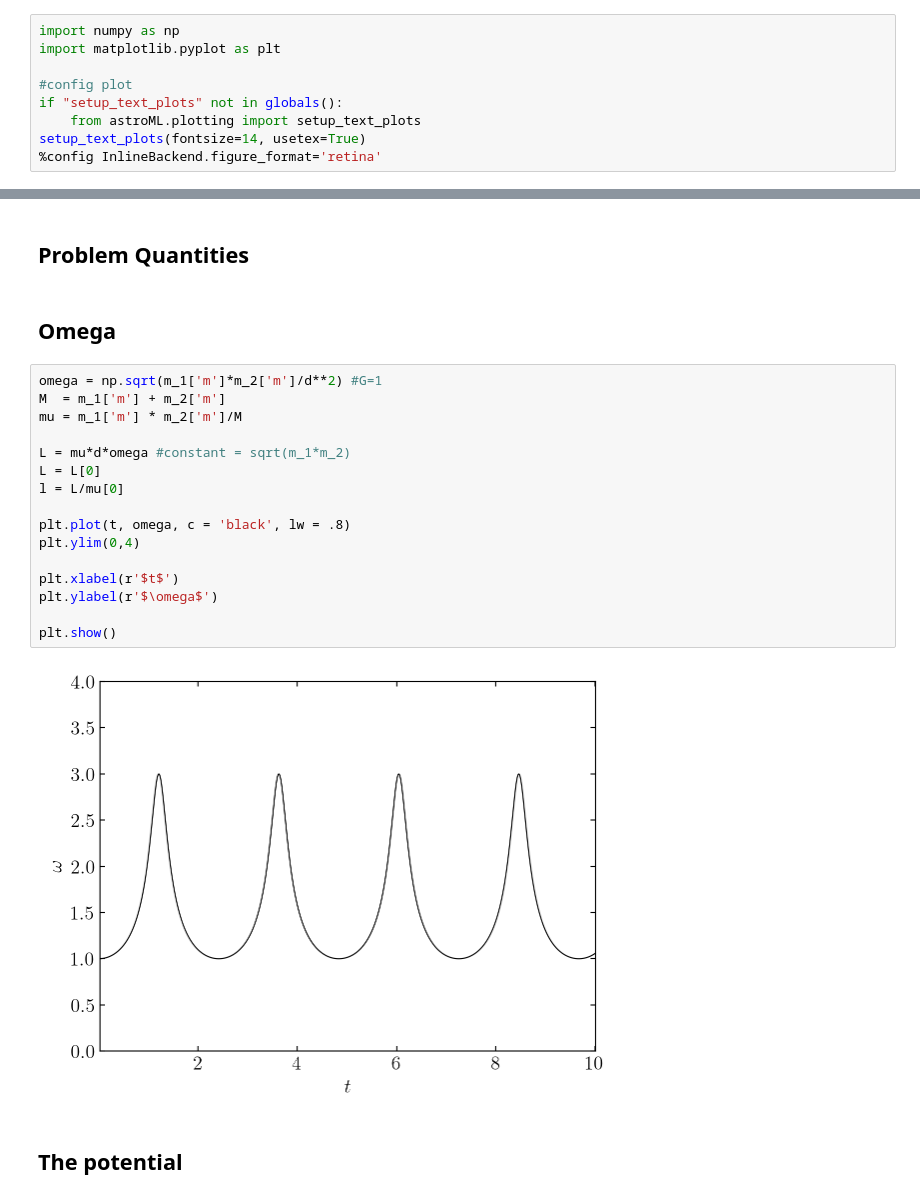
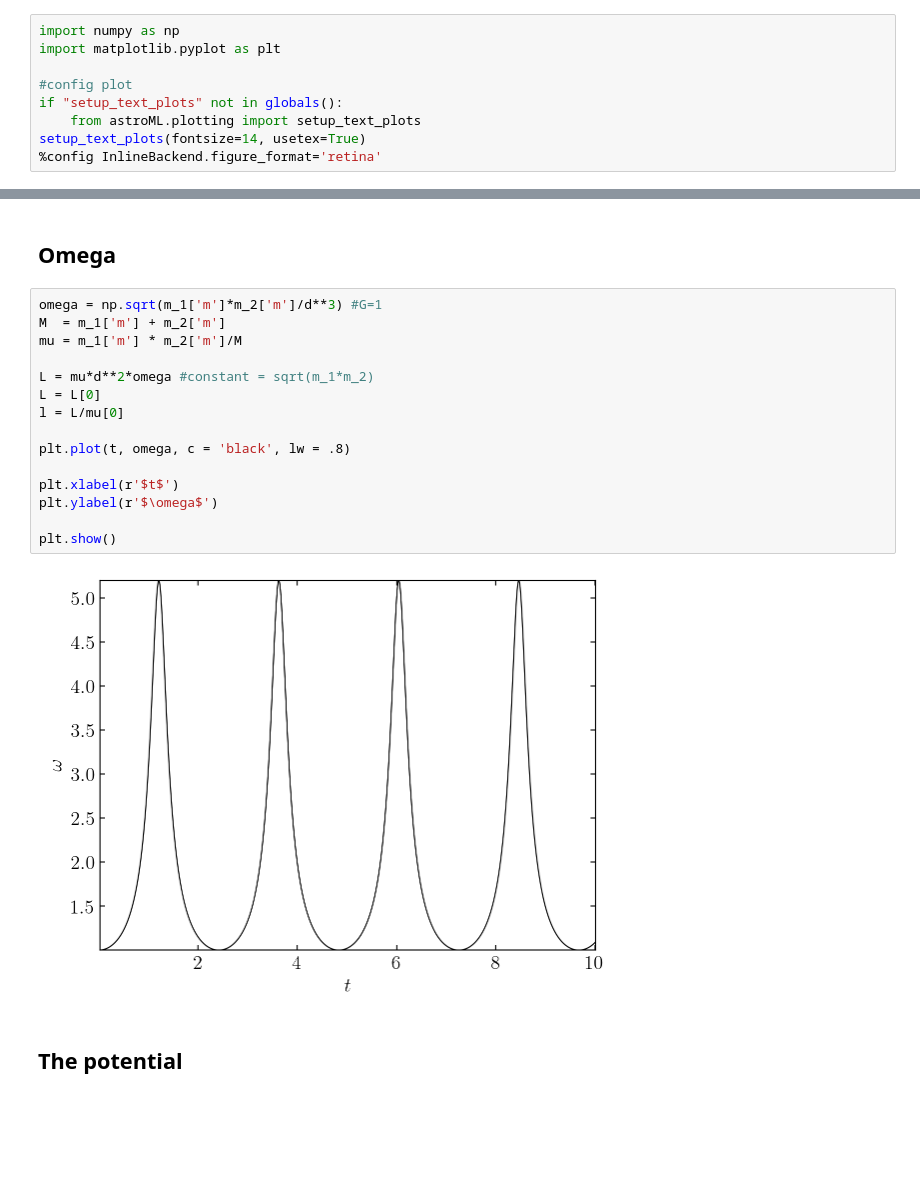
Before and after one commit to smucedola/galaxies-dynamics_2023, a Jupyter notebook: nbody_sh1/2body_bound.ipynb, the cells around one changed output, grey strips where cells are left out. Cells and saved outputs as stored; diff of their text form; blank space fills up the shorter version.

```diff
--- a/nbody_sh1/2body_bound.ipynb
+++ b/nbody_sh1/2body_bound.ipynb
@@ -85,25 +91,22 @@ plt.show()
-# %% [markdown]
-## Problem Quantities
 # %% [markdown]
 ## Omega
 # %%
-omega = np.sqrt(m_1['m']*m_2['m']/d**2) #G=1
+omega = np.sqrt(m_1['m']*m_2['m']/d**3) #G=1
 M  = m_1['m'] + m_2['m']
 mu = m_1['m'] * m_2['m']/M
 
-L = mu*d*omega #constant = sqrt(m_1*m_2)
+L = mu*d**2*omega #constant = sqrt(m_1*m_2)
 L = L[0]
 l = L/mu[0]
 
 plt.plot(t, omega, c = 'black', lw = .8)
-plt.ylim(0,4)
 
 plt.xlabel(r'$t$')
 plt.ylabel(r'$\omega$')
 
 plt.show()
 # %% [output]
-[figure, old version]
+[figure, new version]
 # %% [markdown]
 ## The potential
 # %%
```
Also changed, not shown: parts of 10 cells of this notebook, 3 other files.
